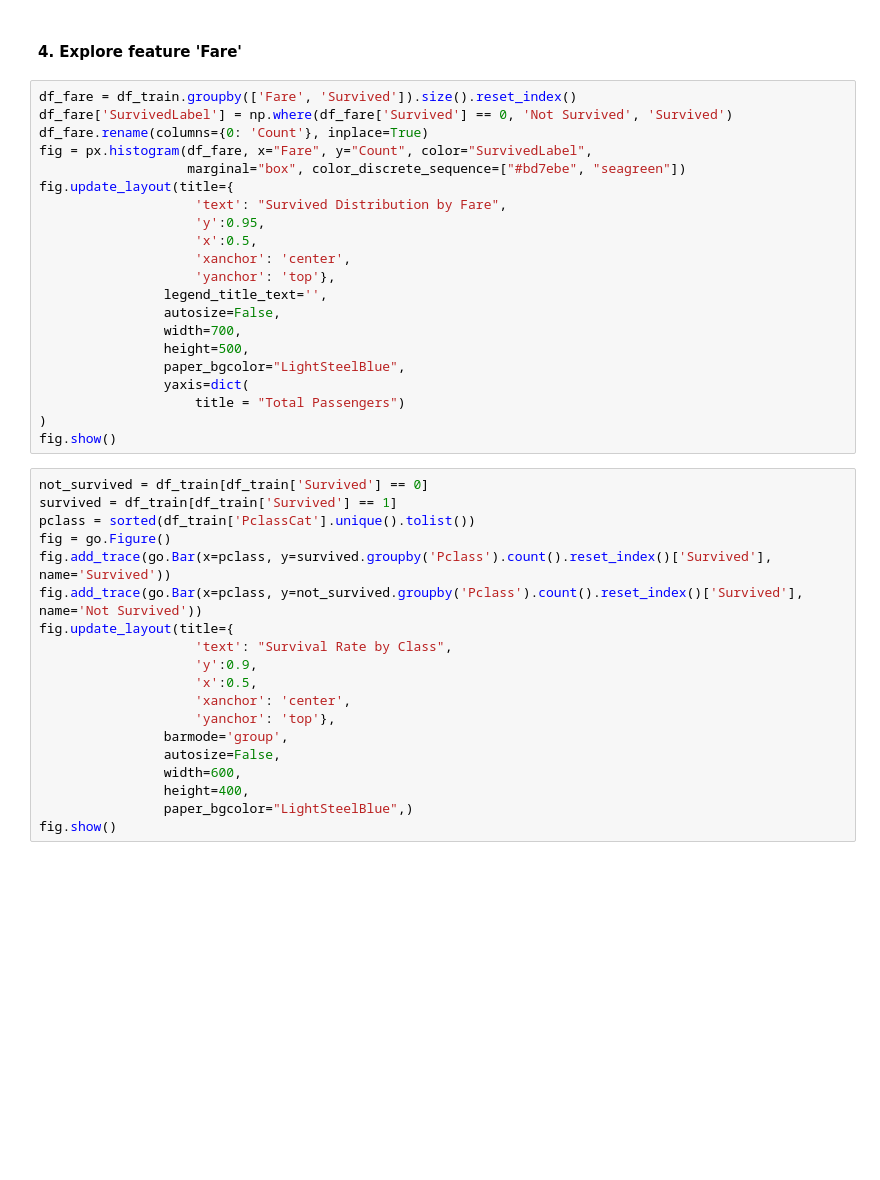
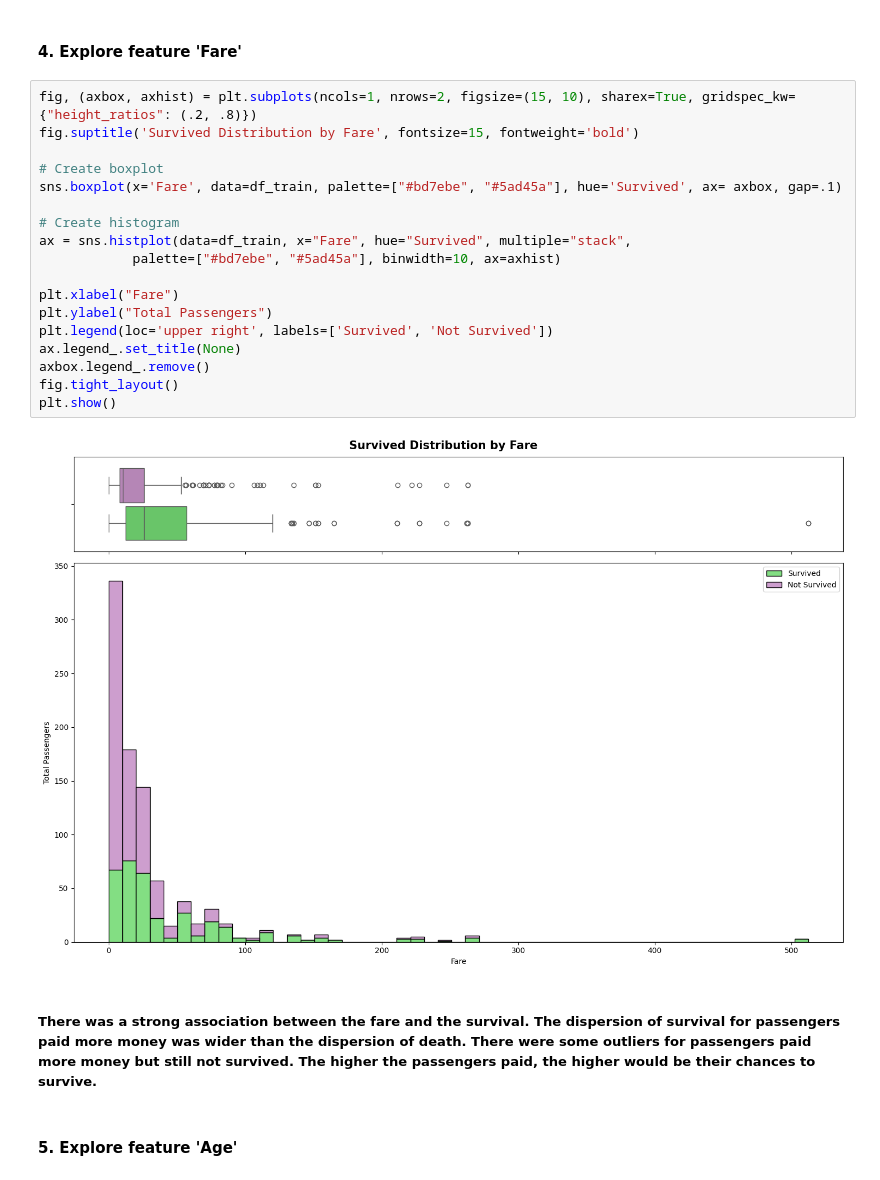
Before and after one commit to dinhlang86/Titanic, a Jupyter notebook: titanic.ipynb, the cells around one changed output. Cells and saved outputs as stored; diff of their text form; blank space fills up the shorter version.

```diff
--- a/titanic.ipynb
+++ b/titanic.ipynb
@@ -434,43 +430,27 @@ fig.show()
 ##### Passengers traveled with 1 to 3 Parent or Children had the chance of survival more than 50%, especially with the highest probability for 3 Parent or Children at 60%. With passenger traveled alone, the chance of survival was 34% while the survived probability for 5 Parent or Children was 20%. There was no chance of survival for passengers traveled with 4 or 6 Parent or Children.
 # %% [markdown]
 #### 4. Explore feature 'Fare'
-# %%
-df_fare = df_train.groupby(['Fare', 'Survived']).size().reset_index()
-df_fare['SurvivedLabel'] = np.where(df_fare['Survived'] == 0, 'Not Survived', 'Survived')
-df_fare.rename(columns={0: 'Count'}, inplace=True)
-fig = px.histogram(df_fare, x="Fare", y="Count", color="SurvivedLabel",
-                   marginal="box", color_discrete_sequence=["#bd7ebe", "seagreen"])
-fig.update_layout(title={
-                    'text': "Survived Distribution by Fare",
-                    'y':0.95,
-                    'x':0.5,
-                    'xanchor': 'center',
-                    'yanchor': 'top'},
-                legend_title_text='',
-                autosize=False,
-                width=700,
-                height=500,
-                paper_bgcolor="LightSteelBlue",
-                yaxis=dict(
-                    title = "Total Passengers")
-)
-fig.show()
-# %%
-not_survived = df_train[df_train['Survived'] == 0]
-survived = df_train[df_train['Survived'] == 1]
-pclass = sorted(df_train['PclassCat'].unique().tolist())
-fig = go.Figure()
-fig.add_trace(go.Bar(x=pclass, y=survived.groupby('Pclass').count().reset_index()['Survived'], name='Survived'))
-fig.add_trace(go.Bar(x=pclass, y=not_survived.groupby('Pclass').count().reset_index()['Survived'], name='Not Survived'))
-fig.update_layout(title={
-                    'text': "Survival Rate by Class",
-                    'y':0.9,
-                    'x':0.5,
-                    'xanchor': 'center',
-                    'yanchor': 'top'},
-                barmode='group',
-                autosize=False,
-                width=600,
-                height=400,
-                paper_bgcolor="LightSteelBlue",)
-fig.show()
+# %%
+fig, (axbox, axhist) = plt.subplots(ncols=1, nrows=2, figsize=(15, 10), sharex=True, gridspec_kw={"height_ratios": (.2, .8)})
+fig.suptitle('Survived Distribution by Fare', fontsize=15, fontweight='bold')
+
+# Create boxplot
+sns.boxplot(x='Fare', data=df_train, palette=["#bd7ebe", "#5ad45a"], hue='Survived', ax= axbox, gap=.1)
+
+# Create histogram
+ax = sns.histplot(data=df_train, x="Fare", hue="Survived", multiple="stack",
+            palette=["#bd7ebe", "#5ad45a"], binwidth=10, ax=axhist)
+
+plt.xlabel("Fare")
+plt.ylabel("Total Passengers")
+plt.legend(loc='upper right', labels=['Survived', 'Not Survived'])
+ax.legend_.set_title(None)
+axbox.legend_.remove()
+fig.tight_layout()
+plt.show()
+# %% [output]
+[figure, added]
+# %% [markdown]
+##### There was a strong association between the fare and the survival. The dispersion of survival for passengers paid more money was wider than the dispersion of death. There were some outliers for passengers paid more money but still not survived. The higher the passengers paid, the higher would be their chances to survive.
+# %% [markdown]
+#### 5. Explore feature 'Age'
```
Also changed, not shown: parts of 14 cells of this notebook, 1 other file.
